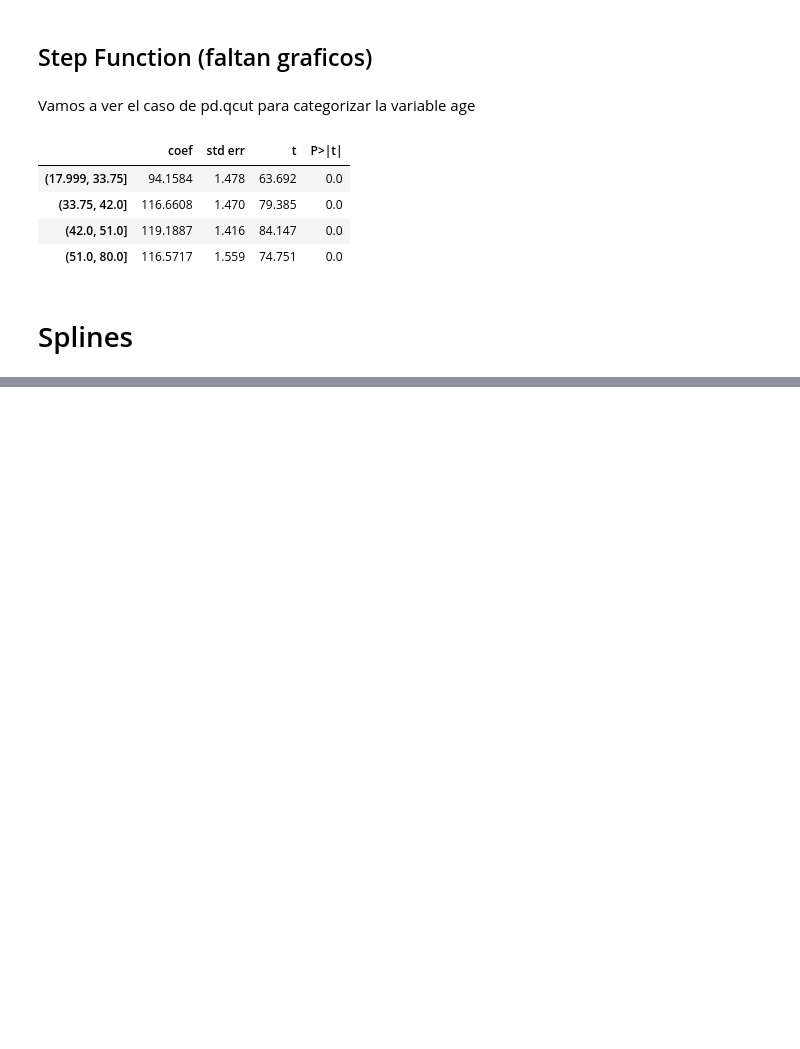
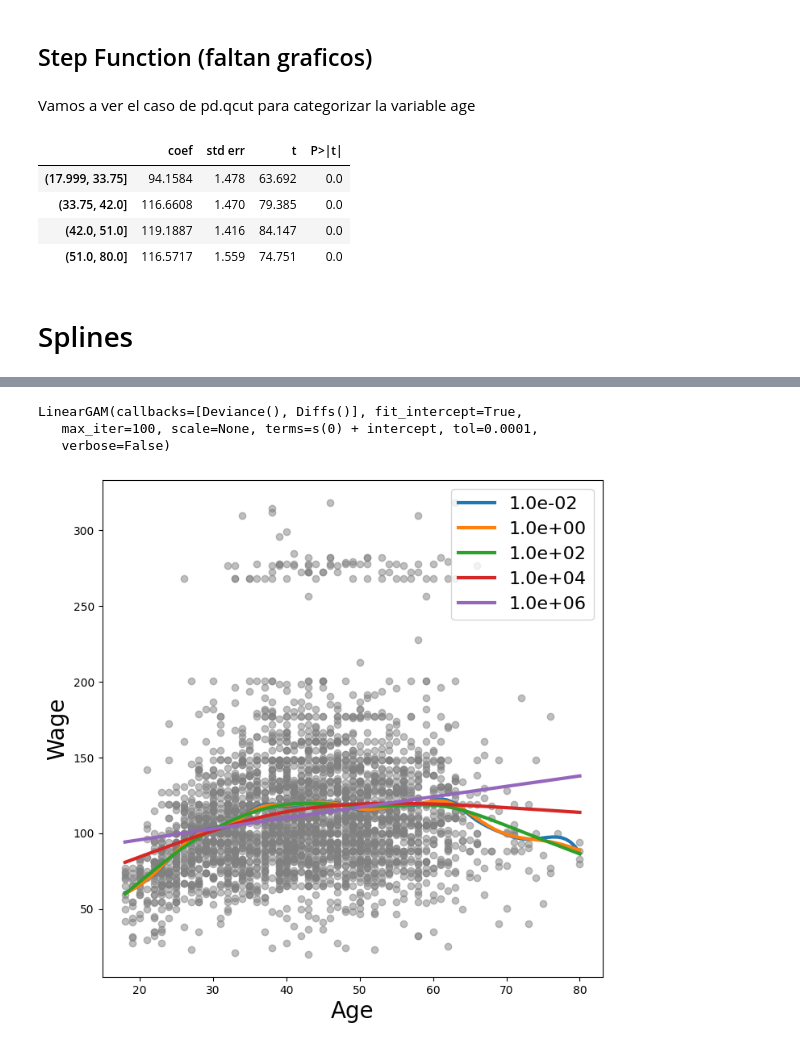
Before and after one commit to chuancao26/islp, a Jupyter notebook: LabNonLinearApproach.ipynb, the cells around one changed output, grey strips where cells are left out. Saved outputs shown, nothing was run; the diff lists cells and outputs as text; code cells hidden in the pictures; blank space fills up the shorter version.

```diff
--- a/LabNonLinearApproach.ipynb
+++ b/LabNonLinearApproach.ipynb
@@ -177,0 +247,25 @@ summarize(sm.OLS(y, pd.get_dummies(cut_age)).fit())
+# %%
+X_age = np.asarray(age).reshape((-1,1))
+gam = LinearGAM(s_gam(0, lam=0.6))
+gam.fit(X_age, y)
+# %% [output]
+LinearGAM(callbacks=[Deviance(), Diffs()], fit_intercept=True,
+   max_iter=100, scale=None, terms=s(0) + intercept, tol=0.0001,
+   verbose=False)
+# %%
+fig, ax = plt.subplots(figsize=(8, 8))
+ax.scatter(age, y,
+           facecolor="gray",
+           alpha=.5)
+for lam in np.logspace(-2, 6, 5):
+  gam = LinearGAM(s_gam(0, lam=lam)).fit(X_age, y)
+  ax.plot(age_grid,
+          gam.predict(age_grid),
+          label='{:.1e}'.format(lam),
+          linewidth=3)
+ax.set_xlabel("Age", fontsize=20)
+ax.set_ylabel("Wage", fontsize=20)
+ax.legend(fontsize=16)
+plt.show()
+# %% [output]
+[figure, added]
```
Also changed, not shown: parts of 13 cells of this notebook.
